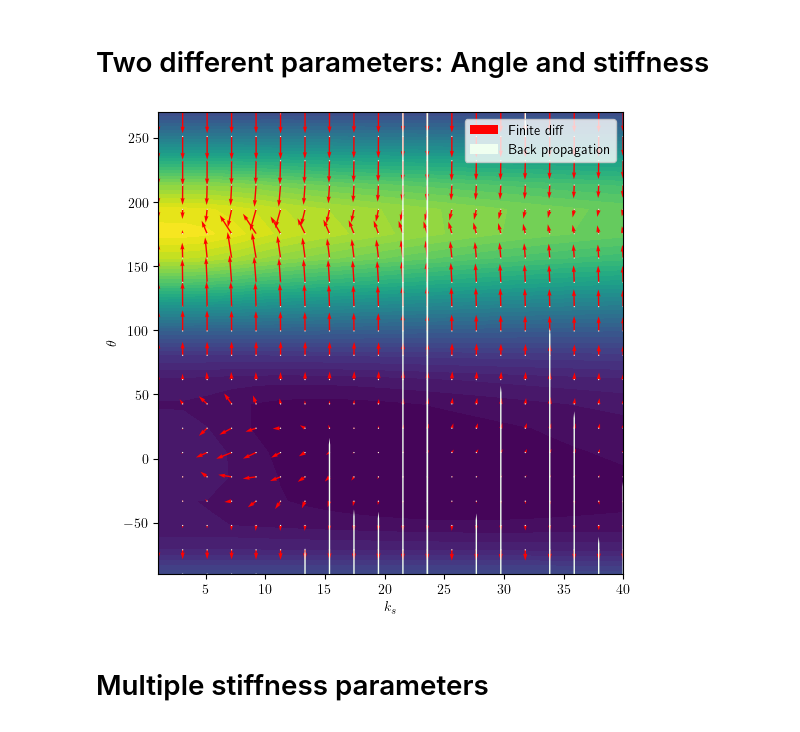
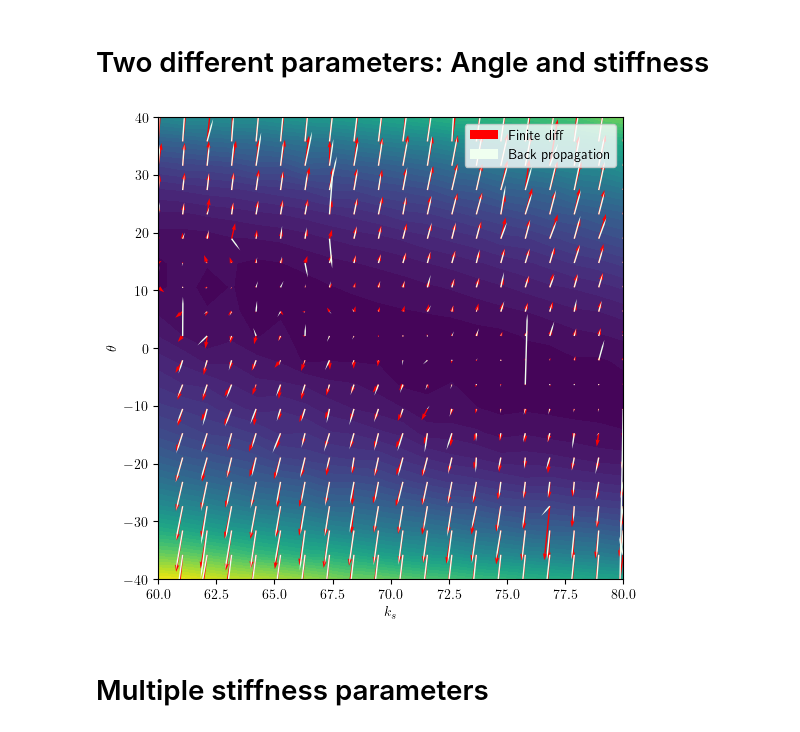
Before and after one commit to MagiRomanya/DiffSimulator, a Jupyter notebook: differentiable/Diff.ipynb, the cells around one changed output. Cells and saved outputs as stored; diff of their text form; code cells hidden in the pictures.

```diff
--- a/differentiable/Diff.ipynb
+++ b/differentiable/Diff.ipynb
@@ -65,9 +65,9 @@ import numpy as np
 import matplotlib.pyplot as plt
 from tqdm.notebook import tqdm
 # %%
-k = 20
+k = 70
 k_bend = 0.1
-graphics=False
+graphics=True
 sim = Simulation(k, k_bend, 0, graphics)
 DIFF_FRAMES = 100
 
@@ -96,7 +96,7 @@ def simulate(tilt_angle: float, diff_frames: int):
         ##################################
         # Newton Iterations
         ##################################
-        iterations = 3
+        iterations = 5
         xi = x
         vi = v
         for it in range(iterations):
@@ -294,8 +342,8 @@ from tqdm.notebook import tqdm
 from concurrent import futures
 # %%
 k_bend = 0.1
-sim = Simulation(20, k_bend, 0, False)
-DIFF_FRAMES = 100
+sim = Simulation(70, k_bend, 0, False)
+DIFF_FRAMES = 1000
 
 def simulate(k: float, tilt_angle: float, diff_frames: int):
     nDoF = sim.getDoF()
@@ -342,8 +390,8 @@ DIFF_FRAMES = 100
 
 # Define the region studied
 n_points = 20
-k_values = np.linspace(1, 40, n_points)
-angle_values = np.linspace(-180, 180, n_points)
+k_values = np.linspace(60, 80, n_points)
+angle_values = np.linspace(-40, 40, n_points)
 X, Y = np.meshgrid(k_values, angle_values, indexing='ij')
 g_values = np.zeros(X.shape)
 dgdk_values = np.zeros(X.shape)
@@ -375,35 +423,35 @@ scale = (k_values[-1] - k_values[0]) / (angle_values[-1] - angle_values[0])
 norm = np.sqrt((dgdk_values)**2 + (dgdangle_values)**2)
 scaled_norm = np.sqrt((dgdk_values*scale)**2 + (dgdangle_values)**2)
 factor = norm / scaled_norm
 
 dgdk_values_n = dgdk_values*scale*factor
 dgdangle_values_n =dgdangle_values*factor
 dgdk_values_finite_n = dgdk_values_finite*scale*factor
 dgdangle_values_finite_n =dgdangle_values_finite*factor
 
-arrow_len=30
+arrow_len=5
 plt.contourf(X, Y, g_values, levels=50)
 plt.quiver(X, Y, dgdk_values_finite_n, dgdangle_values_finite_n/scale,
            label="Finite diff",
            angles='xy',
            scale_units="xy",
            color="red",
            scale=arrow_len)
 plt.quiver(X, Y, dgdk_values_n, dgdangle_values_n/scale,
            label="Back propagation",
            angles='xy',
            scale_units="xy",
            color="honeydew",
            headwidth=1,
            scale=arrow_len)
 
 plt.legend()
 plt.xlabel("$k_s$")
 plt.ylabel("$\\theta$")
 plt.show()
 plt.savefig("figures/test.pdf")
 # %% [output]
-[figure, old version]
+[figure, new version]
 # %% [markdown]
 # Multiple stiffness parameters
 # %%
```
Also changed, not shown: parts of 4 cells of this notebook, 9 other files.
